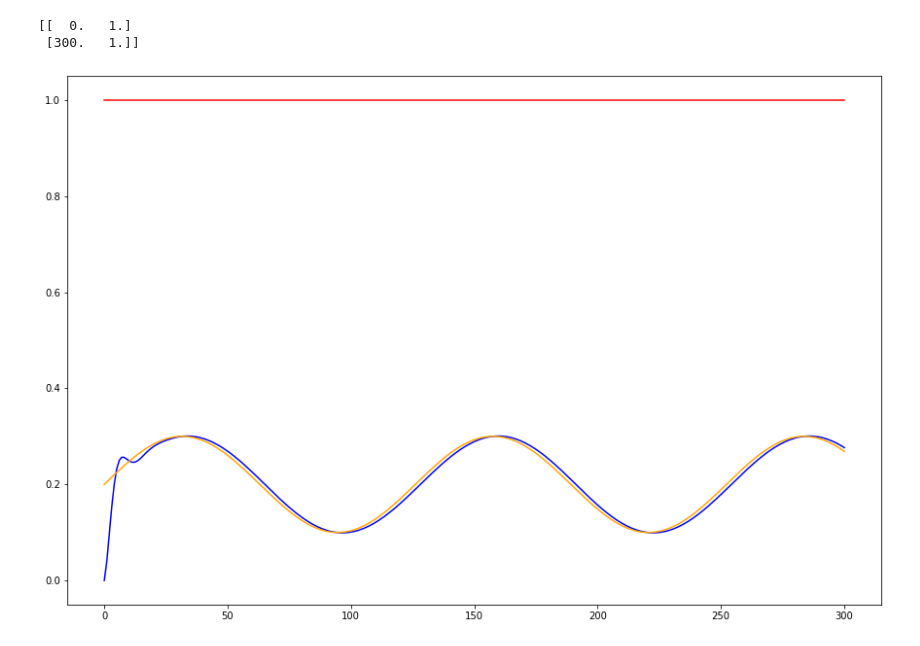
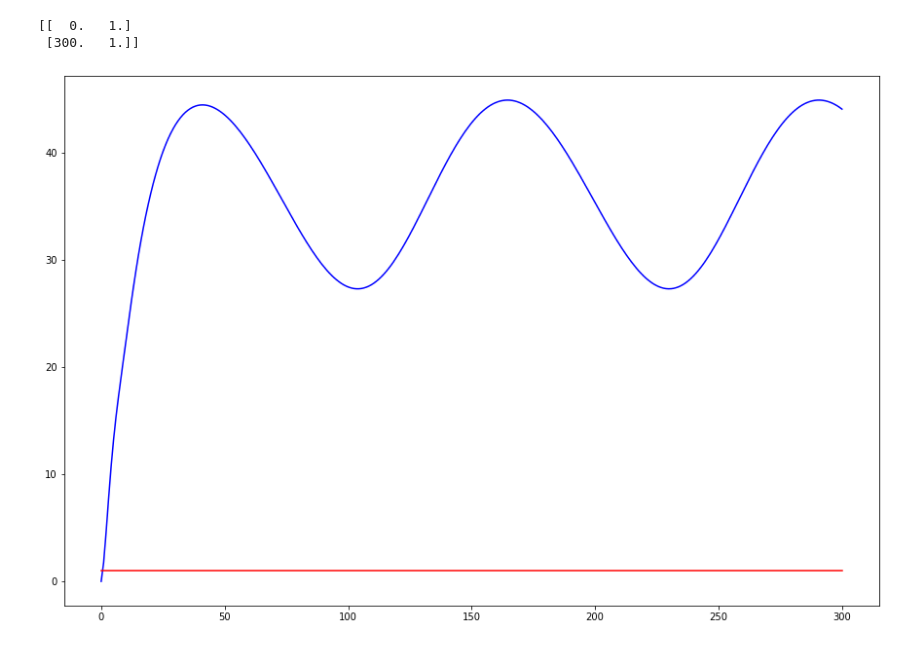
Before and after one commit to GiuliaMP/CPS_Project, a Jupyter notebook: Angle_code.ipynb, the cells around one changed output. Drawn from its saved outputs; the diff is of its cells as text; code cells hidden in the pictures.

```diff
--- a/Angle_code.ipynb
+++ b/Angle_code.ipynb
@@ -91,3 +6,7 @@ for i in range(nsteps):
+# %%
+#sp = np.zeros(300) + 0.78
+sp = [np.sin(i/20)/10 + 0.2 for i in range(300)]
+theta_store, omega_store, sp_store, v_store,step, ts = run.run(300, 300, sp, [0.0,0.0])
 # %%
 import PID_Performances as per
 
@@ -127,25 +114,19 @@ formula anglelimit = eventually ((x == y) -> (globally(x < y)));
 moonlightScript = ScriptLoader.loadFromText(script)
 # %%
-#theta_store
-#sp_store
+futureMonitor = moonlightScript.getMonitor("speed_limit");
 
-## STEP 4: getting the monitor associated with a target formula
-futureMonitor = moonlightScript.getMonitor("anglelimit");
 
-## STEP 5: monitor the signal
-eps = 0.1
-y = sp_store# + 0.1
+# Monitor the signal
 ts_temp = list(ts)
-signals = list(zip(theta_store, y))
+signals = list(zip(v_store))
 result = futureMonitor.monitor(ts_temp,signals)
 arrayresults = np.array(futureMonitor.monitor(ts_temp,signals))
 
 plt.rcParams["figure.figsize"] = (15,10)
-plt.plot(ts_temp,theta_store, color="blue")
-plt.plot(ts_temp,y, color="orange")
+plt.plot(ts_temp,v_store, color="blue")
 plt.step(arrayresults[:,0],arrayresults[:,1], color="red")
 print(arrayresults)
 # %% [output]
 [[  0.   1.]
  [300.   1.]]
-[figure, old version]
+[figure, new version]
```
Also changed, not shown: parts of 19 cells of this notebook, 1 other file.
